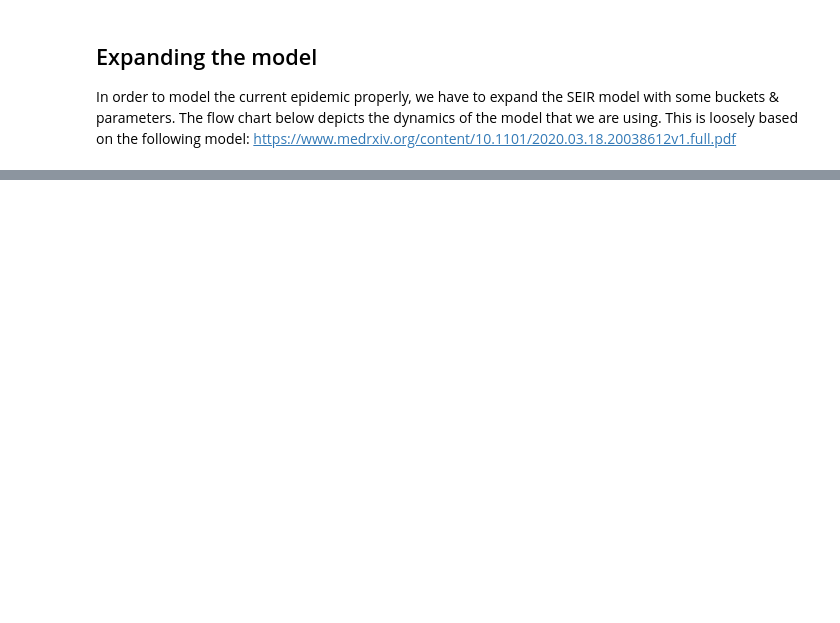
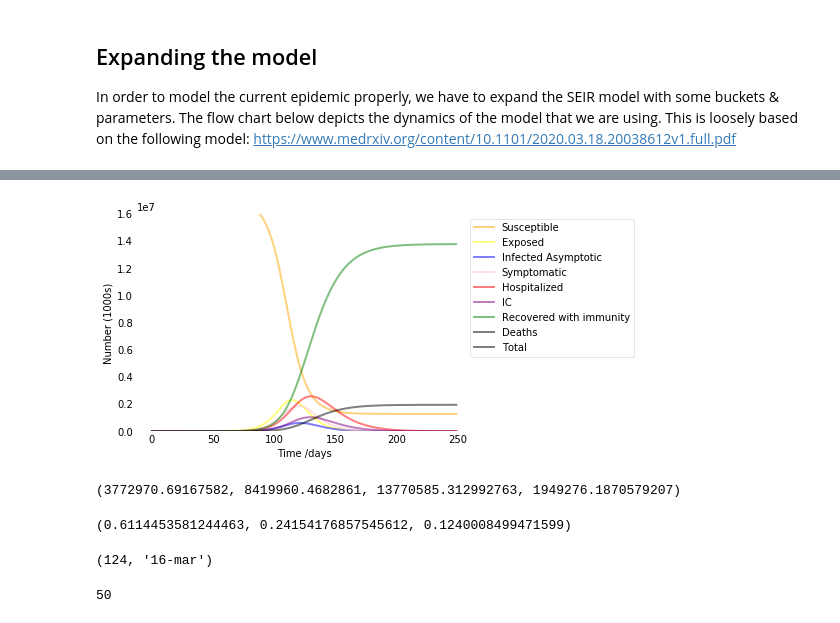
Before and after one commit to Noutfox/Corona, a Jupyter notebook: Dutch Corona model.ipynb, the cells around one changed output, grey strips where cells are left out. Drawn from its saved outputs; the diff is of its cells as text; code cells hidden in the pictures; blank space fills up the shorter version.

```diff
--- a/Dutch Corona model.ipynb
+++ b/Dutch Corona model.ipynb
@@ -276,15 +51,0 @@ plt.show()
-# %%
-# Germany situation
-N_Ger = 87790000 #pop size
-E0, I0, R0 = 4000, 2000, 0 # Initial number of exposed, infected and recovered individuals, I0 and R0.
-S0 = N_Ger - E0 - I0 - R0 # Everyone else, S0, is susceptible to infection initially.
-
-R_zero = 2.4
-
-# Estimates for the incubation time, a, the contact rate, beta, and mean recovery time, gamma, (in 1/days).
-a, gamma, beta = 1./2, 1./14, gamma * R_zero
-t = 24 # the number of time steps
-# %%
-#Germany simulation
-S,E,I,R,N,t = simulation(S0, E0, I0, R0, 25, N_Ger, a, beta, gamma)
-plot(S,E,I,R,N,t,1)
@@ -292,0 +334,25 @@ plot(S,E,I,R,N,t,1)
+# %%
+# General conditions:
+a, s, lam, c = 1/5.2, 0.80, 1/5.8, 0.30
+delta1, delta2 = 1/2, 1/2
+gamma1, gamma2, gamma3 = 1/21, 1/15.2, 1/8
+m_IC = 0.40
+m_H = 0.05
+
+d1 = gamma1/(gamma1-delta1+delta1/m_IC)
+d2 = gamma2/(gamma2-delta2+delta2/m_H)
+
+p_general = a, s, lam, c, d1, d2, delta1, delta2, gamma1, gamma2, gamma3
+# %%
+# Starting conditions Netherlands
+N_nl = 17000000
+E0, I_A0, I_S0,H_R0,H_IC0,R_R0,R_D0 = 10, 10, 1, 0, 0, 0, 0 # Initial number of exposed, infected and recovered individuals, I0 and R0.
+S0 = N_nl - E0 - I_A0 - I_S0 - R_R0 - R_D0 # Everyone else, S0, is susceptible to infection initially.
+T0 = 17000000
+y_nl = S0, E0, I_A0, I_S0,H_R0,H_IC0,R_R0,R_D0,T0
+# %%
+# making a first simulation
+y_sim = simulation(y_nl,p_general,0.3, 0.5,250)
+plot(y_sim,16000)
+# %% [output]
+[figure, added]
@@ -292,0 +361,8 @@ plot(S,E,I,R,N,t,1)
+# %%
+sum(H_IC)*(d1*delta1+(1-d1)*gamma1), sum(H_R)*gamma2, R_R[-1], R_D[-1]
+# %% [output]
+(3772970.69167582, 8419960.4682861, 13770585.312992763, 1949276.1870579207)
+# %%
+sum(H_R)*gamma2/R_R[-1], sum(H_IC)*gamma2/R_R[-1], R_D[-1]/(R_R[-1]+R_D[-1])
+# %% [output]
+(0.6114453581244463, 0.24154176857545612, 0.1240008499471599)
@@ -292,0 +377,9 @@ plot(S,E,I,R,N,t,1)
+# %%
+H_measured_NL[27], dates[27]
+# %% [output]
+(124, '16-mar')
+# %%
+IC_measured_NL.size, I_measured_NL[19:32]
+D_measured_NL.size
+# %% [output]
+50
```
Also changed, not shown: parts of 52 cells of this notebook.
